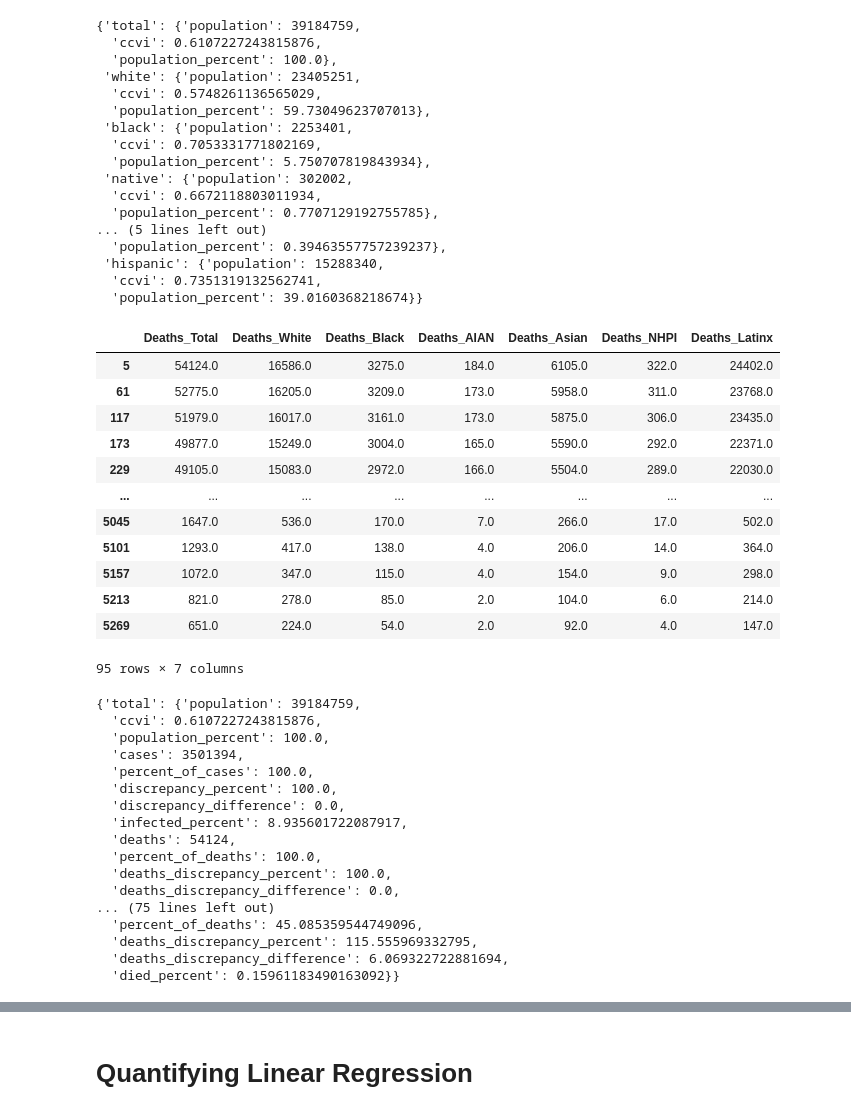
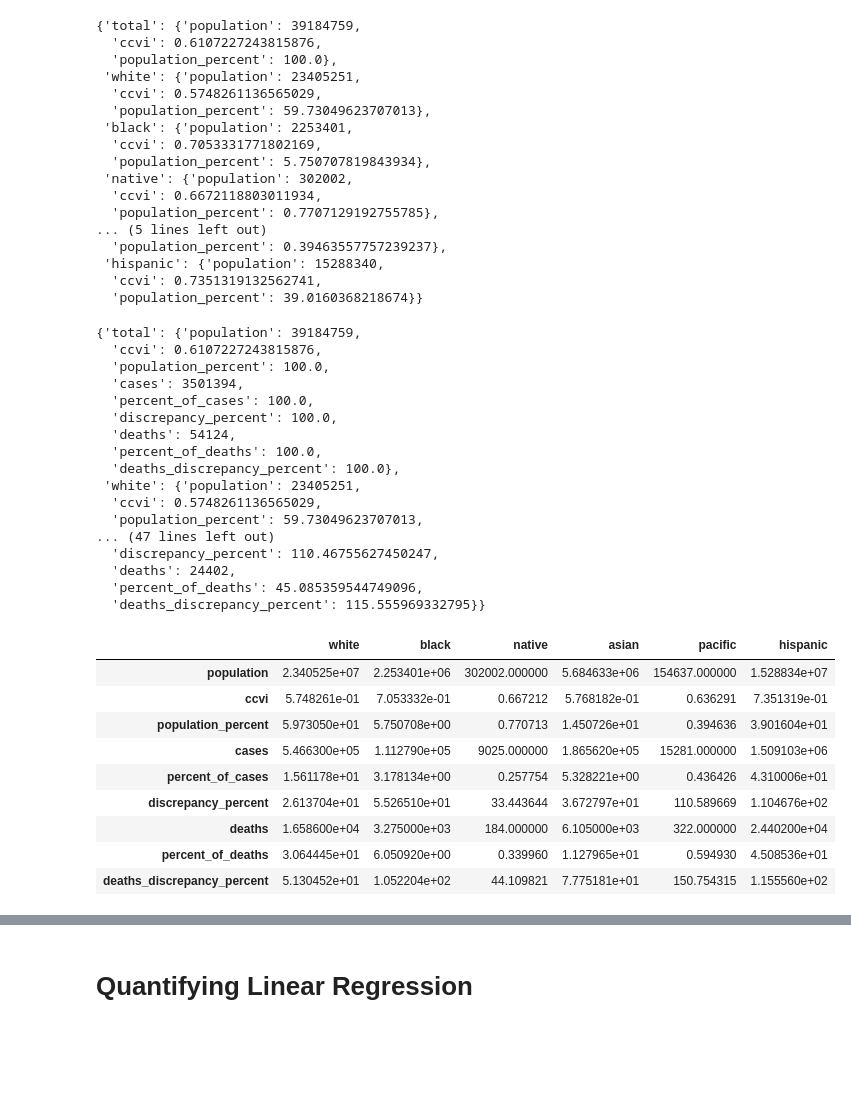
Before and after one commit to IIVIIIII/2020_Weathering, a Jupyter notebook: notebook/covid_regression.ipynb, the cells around one changed output, grey strips where cells are left out. Saved outputs shown, nothing was run; the diff lists cells and outputs as text; code cells hidden in the pictures; blank space fills up the shorter version.

Commit message:
calculate some data for max

```diff
--- a/notebook/covid_regression.ipynb
+++ b/notebook/covid_regression.ipynb
@@ -124,7 +124,7 @@ ccvi_and_pop = pd.merge(populations, ccvi, on='FIPS')
 races = ['total','white','black','native','asian', 'pacific', 'hispanic']
 
 for race in races:
-    demogs[race]['population'] = ccvi_and_pop[race].sum()
+    demogs[race]['population'] = int(ccvi_and_pop[race].sum())
     demogs[race]['ccvi'] = (ccvi_and_pop[race]*ccvi_and_pop['ccvi']).sum()/demogs[race]['population']
     demogs[race]['population_percent'] = (demogs[race]['population']/demogs['total']['population'])*100
 
@@ -159,52 +159,21 @@ covid = covid.loc[covid['State'] == states[state]['abbr'],:]
 
 cases = covid[['Cases_Total','Cases_White','Cases_Black','Cases_AIAN','Cases_Asian','Cases_NHPI','Cases_Latinx']]
 deaths = covid[['Deaths_Total','Deaths_White','Deaths_Black','Deaths_AIAN','Deaths_Asian','Deaths_NHPI','Deaths_Latinx']]
-
-
-deaths
-# %% [output]
-|  | Deaths_Total | Deaths_White | Deaths_Black | Deaths_AIAN | Deaths_Asian | Deaths_NHPI | Deaths_Latinx |
-| 5 | 54124.0 | 16586.0 | 3275.0 | 184.0 | 6105.0 | 322.0 | 24402.0 |
-| 61 | 52775.0 | 16205.0 | 3209.0 | 173.0 | 5958.0 | 311.0 | 23768.0 |
-| 117 | 51979.0 | 16017.0 | 3161.0 | 173.0 | 5875.0 | 306.0 | 23435.0 |
-| 173 | 49877.0 | 15249.0 | 3004.0 | 165.0 | 5590.0 | 292.0 | 22371.0 |
-| 229 | 49105.0 | 15083.0 | 2972.0 | 166.0 | 5504.0 | 289.0 | 22030.0 |
-| ... | ... | ... | ... | ... | ... | ... | ... |
-| 5045 | 1647.0 | 536.0 | 170.0 | 7.0 | 266.0 | 17.0 | 502.0 |
-| 5101 | 1293.0 | 417.0 | 138.0 | 4.0 | 206.0 | 14.0 | 364.0 |
-| 5157 | 1072.0 | 347.0 | 115.0 | 4.0 | 154.0 | 9.0 | 298.0 |
-| 5213 | 821.0 | 278.0 | 85.0 | 2.0 | 104.0 | 6.0 | 214.0 |
-| 5269 | 651.0 | 224.0 | 54.0 | 2.0 | 92.0 | 4.0 | 147.0 |
-95 rows × 7 columns
 # %%
 for i in range(0, len(cases.columns)):
     demogs[races[i]]['cases'] = int(cases[cases.columns[i]].values[0])
     demogs[races[i]]['percent_of_cases'] = (demogs[races[i]]['cases']/demogs['total']['cases'])*100
     demogs[races[i]]['discrepancy_percent'] = (demogs[races[i]]['percent_of_cases']/demogs[races[i]]['population_percent'])*100
-    demogs[races[i]]['discrepancy_difference'] = demogs[races[i]]['percent_of_cases'] - demogs[races[i]]['population_percent']
-    demogs[races[i]]['infected_percent'] = (demogs[races[i]]['cases']/demogs[races[i]]['population'])*100
+#     demogs[races[i]]['discrepancy_difference'] = demogs[races[i]]['percent_of_cases'] - demogs[races[i]]['population_percent']
+#     demogs[races[i]]['infected_percent'] = (demogs[races[i]]['cases']/demogs[races[i]]['population'])*100
 
     demogs[races[i]]['deaths'] = int(deaths[deaths.columns[i]].values[0])
     demogs[races[i]]['percent_of_deaths'] = (demogs[races[i]]['deaths']/demogs['total']['deaths'])*100
     demogs[races[i]]['deaths_discrepancy_percent'] = (demogs[races[i]]['percent_of_deaths']/demogs[races[i]]['population_percent'])*100
-    demogs[races[i]]['deaths_discrepancy_difference'] = demogs[races[i]]['percent_of_deaths'] - demogs[races[i]]['population_percent']
-    demogs[races[i]]['died_percent'] = (demogs[races[i]]['deaths']/demogs[races[i]]['population'])*100
-
-
-#     demogs[races[i]]['deaths'] = int(deaths[cases.columns[i]].values[0])
-
-
+#     demogs[races[i]]['deaths_discrepancy_difference'] = demogs[races[i]]['percent_of_deaths'] - demogs[races[i]]['population_percent']
+#     demogs[races[i]]['died_percent'] = (demogs[races[i]]['deaths']/demogs[races[i]]['population'])*100
 
 demogs
-
-
-# demogs['total']['cases'] = cases.values[0][1]
-# demogs['white']['cases'] = cases.values[0][2]
-# demogs['black']['cases'] = cases.values[0][3]
-# demogs['native']['cases'] = cases.values[0][6]
-# demogs['asian']['cases'] = cases.values[0][5]
-# demogs['pacific']['cases'] = cases.values[0][7]
-# demogs['hispanic']['cases'] = cases.values[0][4]
 # %% [output]
 {'total': {'population': 39184759,
   'ccvi': 0.6107227243815876,
@@ -212,14 +181,28 @@ demogs
   'cases': 3501394,
   'percent_of_cases': 100.0,
   'discrepancy_percent': 100.0,
-  'discrepancy_difference': 0.0,
-  'infected_percent': 8.935601722087917,
   'deaths': 54124,
   'percent_of_deaths': 100.0,
-  'deaths_discrepancy_percent': 100.0,
-  'deaths_discrepancy_difference': 0.0,
-... (75 lines left out)
+  'deaths_discrepancy_percent': 100.0},
+ 'white': {'population': 23405251,
+  'ccvi': 0.5748261136565029,
+  'population_percent': 59.73049623707013,
+... (47 lines left out)
+  'discrepancy_percent': 110.46755627450247,
+  'deaths': 24402,
   'percent_of_deaths': 45.085359544749096,
-  'deaths_discrepancy_percent': 115.555969332795,
-  'deaths_discrepancy_difference': 6.069322722881694,
-  'died_percent': 0.15961183490163092}}
+  'deaths_discrepancy_percent': 115.555969332795}}
+# %%
+demographics = pd.DataFrame(demogs).drop(columns=['total'])
+demographics
+# %% [output]
+|  | white | black | native | asian | pacific | hispanic |
+| population | 2.340525e+07 | 2.253401e+06 | 302002.000000 | 5.684633e+06 | 154637.000000 | 1.528834e+07 |
+| ccvi | 5.748261e-01 | 7.053332e-01 | 0.667212 | 5.768182e-01 | 0.636291 | 7.351319e-01 |
+| population_percent | 5.973050e+01 | 5.750708e+00 | 0.770713 | 1.450726e+01 | 0.394636 | 3.901604e+01 |
+| cases | 5.466300e+05 | 1.112790e+05 | 9025.000000 | 1.865620e+05 | 15281.000000 | 1.509103e+06 |
+| percent_of_cases | 1.561178e+01 | 3.178134e+00 | 0.257754 | 5.328221e+00 | 0.436426 | 4.310006e+01 |
+| discrepancy_percent | 2.613704e+01 | 5.526510e+01 | 33.443644 | 3.672797e+01 | 110.589669 | 1.104676e+02 |
+| deaths | 1.658600e+04 | 3.275000e+03 | 184.000000 | 6.105000e+03 | 322.000000 | 2.440200e+04 |
+| percent_of_deaths | 3.064445e+01 | 6.050920e+00 | 0.339960 | 1.127965e+01 | 0.594930 | 4.508536e+01 |
+| deaths_discrepancy_percent | 5.130452e+01 | 1.052204e+02 | 44.109821 | 7.775181e+01 | 150.754315 | 1.155560e+02 |
```
Also changed, not shown: parts of 2 cells of this notebook.
